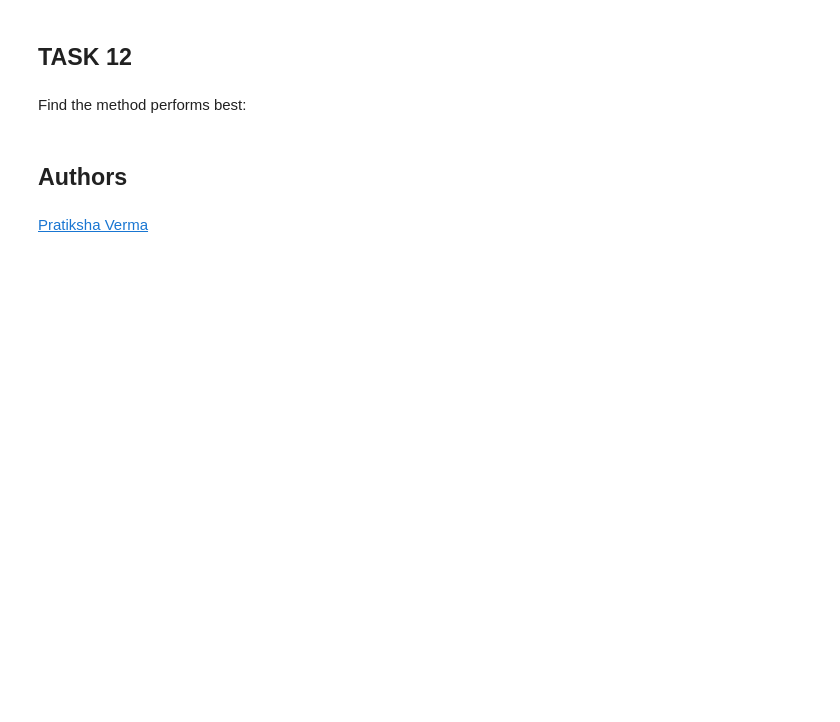
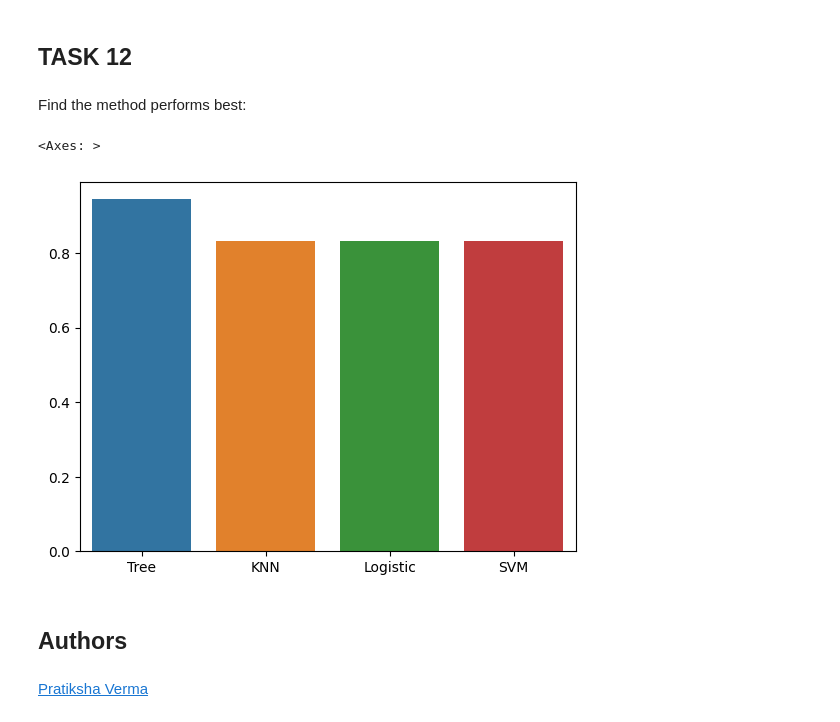
Before and after one commit to JurePavlin/IBM_DataScienceProject, a Jupyter notebook: CapstoneProject/SpaceX_Machine_Learning_Prediction_Part_5.jupyterlite.ipynb, the cells around one changed output. Drawn from its saved outputs; the diff is of its cells as text; code cells hidden in the pictures; blank space fills up the shorter version.

```diff
--- a/CapstoneProject/SpaceX_Machine_Learning_Prediction_Part_5.jupyterlite.ipynb
+++ b/CapstoneProject/SpaceX_Machine_Learning_Prediction_Part_5.jupyterlite.ipynb
@@ -351,6 +337,17 @@ plot_confusion_matrix(Y_test,yhat)
 ## TASK  12
 # %% [markdown]
 Find the method performs best:
+# %%
+tree_score = tree_cv.score(X_test,Y_test)
+knn_score = knn_cv.score(X_test,Y_test)
+logreg_score = logreg_cv.score(X_test,Y_test)
+svm_score = svm_cv.score(X_test,Y_test)
+arr = np.array([tree_score, knn_score, logreg_score, svm_score])
+result = pd.DataFrame(arr, index=['Tree', 'KNN', 'Logistic', 'SVM'], columns=['Success'])
+sns.barplot(result.transpose())
+# %% [output]
+<Axes: >
+[figure, added]
 # %% [markdown]
 ## Authors
 # %% [markdown]
```
Also changed, not shown: parts of 3 cells of this notebook, 2 other files.
